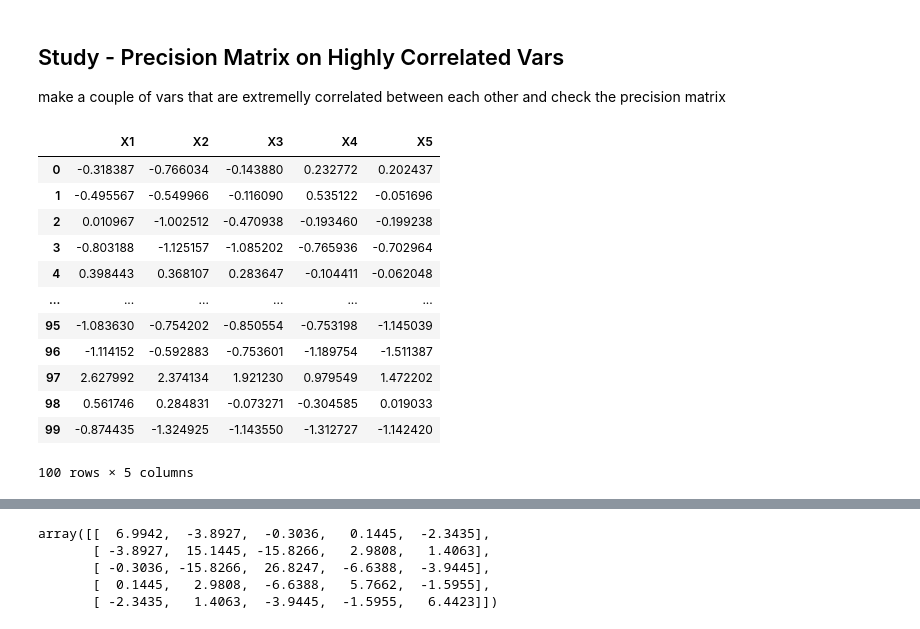
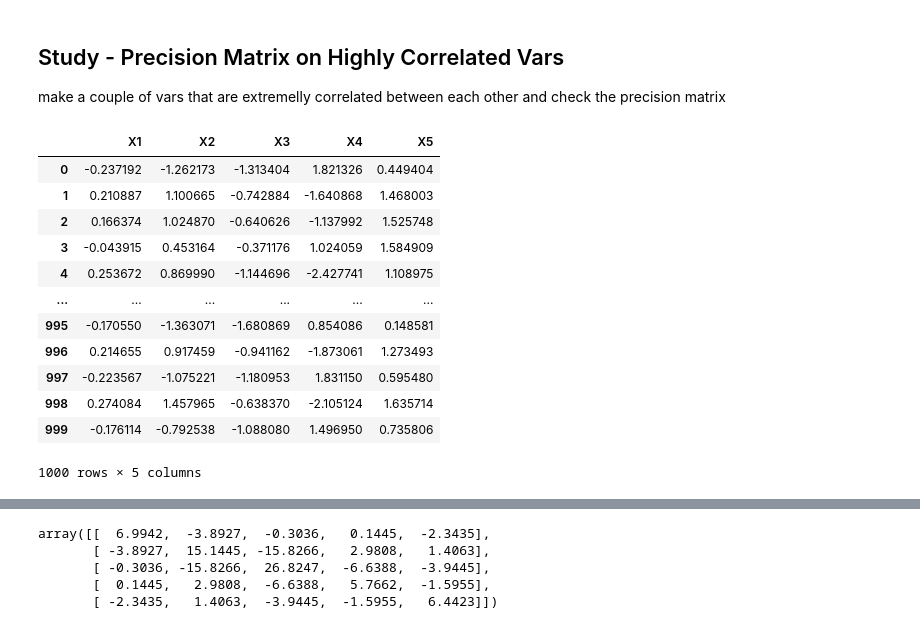
Before and after one commit to catarina-moreira/Structure_Learning_Study, a Jupyter notebook: causal_discovery/PC_Algorithm.ipynb, the cells around one changed output, grey strips where cells are left out. Cells and saved outputs as stored; diff of their text form; code cells hidden in the pictures.

```diff
--- a/causal_discovery/PC_Algorithm.ipynb
+++ b/causal_discovery/PC_Algorithm.ipynb
@@ -278,17 +269,32 @@ cov_init = [[0.99, 0.95, 0.9, 0.7, 0.9],
-# %%
-corr_data_test = pd.DataFrame(np.random.multivariate_normal([0,0,0,0,0], cov_init, 100), columns=['X1', 'X2', 'X3', 'X4', 'X5'])
-corr_data_test
-# %% [output]
-|  | X1 | X2 | X3 | X4 | X5 |
-| 0 | -0.318387 | -0.766034 | -0.143880 | 0.232772 | 0.202437 |
-| 1 | -0.495567 | -0.549966 | -0.116090 | 0.535122 | -0.051696 |
-| 2 | 0.010967 | -1.002512 | -0.470938 | -0.193460 | -0.199238 |
-| 3 | -0.803188 | -1.125157 | -1.085202 | -0.765936 | -0.702964 |
-| 4 | 0.398443 | 0.368107 | 0.283647 | -0.104411 | -0.062048 |
-| ... | ... | ... | ... | ... | ... |
-| 95 | -1.083630 | -0.754202 | -0.850554 | -0.753198 | -1.145039 |
-| 96 | -1.114152 | -0.592883 | -0.753601 | -1.189754 | -1.511387 |
-| 97 | 2.627992 | 2.374134 | 1.921230 | 0.979549 | 1.472202 |
-| 98 | 0.561746 | 0.284831 | -0.073271 | -0.304585 | 0.019033 |
-| 99 | -0.874435 | -1.324925 | -1.143550 | -1.312727 | -1.142420 |
-100 rows × 5 columns
+# %%
+def data_generation_process():
+
+    noise = np.random.normal(0, 0.2, 1000)
+
+    X1 = np.random.normal(0, 0.2, 1000)
+    X2 = 5*X1 + noise
+    X3 = -1 + X1 + noise
+    X4 = 2 + 2*X3 -2*X2 + noise
+    X5 = 1 + 2*X1 + noise
+
+    data = pd.DataFrame( {'X1':X1, 'X2':X2, 'X3':X3, 'X4':X4, 'X5':X5} )
+
+    dag = gum.fastBN("X1->X2->X4;X1->X3->X4;X1->X5")
+    return data, dag
+# %%
+corr_data, dag = data_generation_process()
+corr_data
+# %% [output]
+|  | X1 | X2 | X3 | X4 | X5 |
+| 0 | -0.237192 | -1.262173 | -1.313404 | 1.821326 | 0.449404 |
+| 1 | 0.210887 | 1.100665 | -0.742884 | -1.640868 | 1.468003 |
+| 2 | 0.166374 | 1.024870 | -0.640626 | -1.137992 | 1.525748 |
+| 3 | -0.043915 | 0.453164 | -0.371176 | 1.024059 | 1.584909 |
+| 4 | 0.253672 | 0.869990 | -1.144696 | -2.427741 | 1.108975 |
+| ... | ... | ... | ... | ... | ... |
+| 995 | -0.170550 | -1.363071 | -1.680869 | 0.854086 | 0.148581 |
+| 996 | 0.214655 | 0.917459 | -0.941162 | -1.873061 | 1.273493 |
+| 997 | -0.223567 | -1.075221 | -1.180953 | 1.831150 | 0.595480 |
+| 998 | 0.274084 | 1.457965 | -0.638370 | -2.105124 | 1.635714 |
+| 999 | -0.176114 | -0.792538 | -1.088080 | 1.496950 | 0.735806 |
+1000 rows × 5 columns
```
Also changed, not shown: parts of 6 cells of this notebook.
